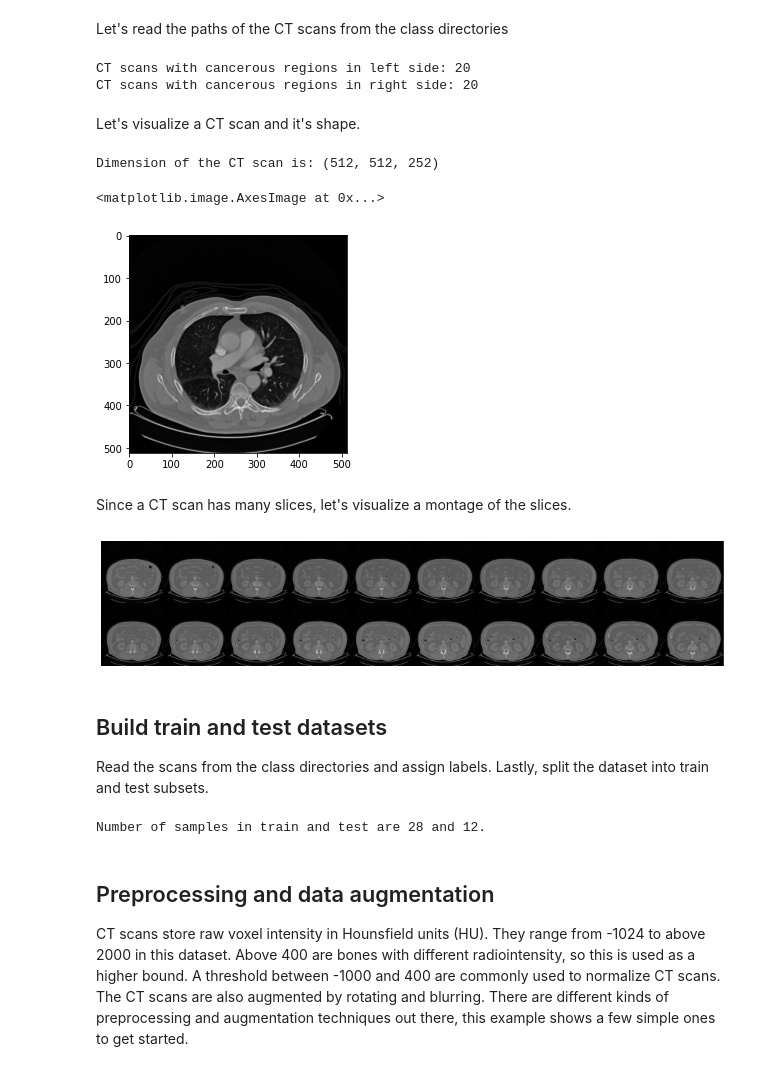
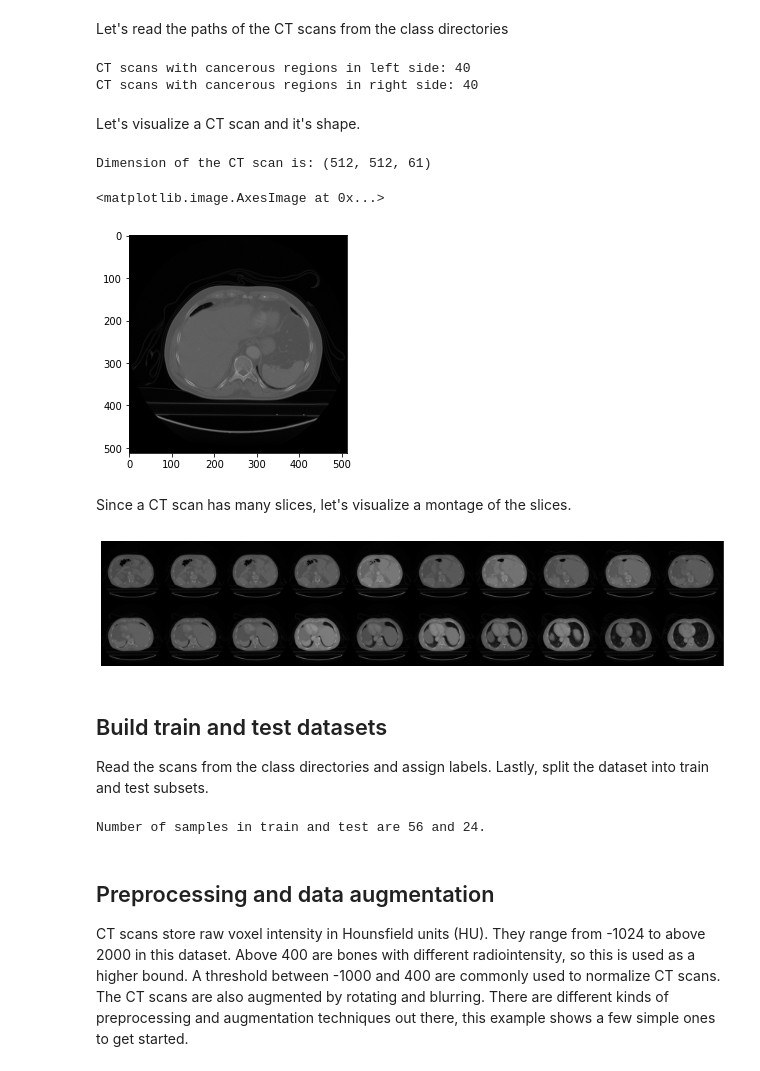
Before and after one commit to hasibzunair/3D-image-classification-tutorial, a Jupyter notebook: 3D_image_classification.ipynb, the cells around one changed output. Cells and saved outputs as stored; diff of their text form; code cells hidden in the pictures.

```diff
--- a/3D_image_classification.ipynb
+++ b/3D_image_classification.ipynb
@@ -118,35 +133,35 @@ def process_scan(path):
 # %% [markdown]
 Let's read the paths of the CT scans from the class directories
 # %%
-# folder "1" consist of right CT scans
+# folder "right_scans" consist of CT scans having cancerous regions on the right part
 right_scan_paths = [
-    os.path.join(os.getcwd(), "NSCLC-Radiomics-Genomics/1", x)
-    for x in os.listdir("NSCLC-Radiomics-Genomics/1")
+    os.path.join(os.getcwd(), "NSCLC-Radiomics-Genomics/right_scans", x)
+    for x in os.listdir("NSCLC-Radiomics-Genomics/right_scans")
 ]
-# folder "2" consist of left CT scans
+# folder "right_scans" consist of CT scans having cancerous regions on the left part
 left_scan_paths = [
-    os.path.join(os.getcwd(), "NSCLC-Radiomics-Genomics/2", x)
-    for x in os.listdir("NSCLC-Radiomics-Genomics/2")
+    os.path.join(os.getcwd(), "NSCLC-Radiomics-Genomics/left_scans", x)
+    for x in os.listdir("NSCLC-Radiomics-Genomics/left_scans")
 ]
 
 print("CT scans with cancerous regions in left side: " + str(len(left_scan_paths)))
 print("CT scans with cancerous regions in right side: " + str(len(right_scan_paths)))
 # %% [output]
-CT scans with cancerous regions in left side: 20
-CT scans with cancerous regions in right side: 20
+CT scans with cancerous regions in left side: 40
+CT scans with cancerous regions in right side: 40
 # %% [markdown]
 Let's visualize a CT scan and it's shape.
 # %%
 import matplotlib.pyplot as plt
 
 # read a scan
 img = read_nifti_file(right_scan_paths[15])
 print("Dimension of the CT scan is:", img.shape)
-plt.imshow(img[:, :, 150], cmap="gray")
+plt.imshow(img[:, :, 10], cmap="gray")
 # %% [output]
-Dimension of the CT scan is: (512, 512, 252)
+Dimension of the CT scan is: (512, 512, 61)
 <matplotlib.image.AxesImage at 0x...>
-[figure, old version]
+[figure, new version]
 # %% [markdown]
 Since a CT scan has many slices, let's visualize a montage of the slices.
 # %%
@@ -176,7 +191,7 @@ def plot_slices(num_rows, num_columns, width, height, data):
 # adapt it according to your need
 plot_slices(2, 10, 512, 512,img[:, :, :20])
 # %% [output]
-[figure, old version]
+[figure, new version]
 # %% [markdown]
 ## Build train and test datasets
 Read the scans from the class directories and assign labels.
@@ -193,14 +208,14 @@ right_labels = np.array([1 for _ in range(len(right_scans))])
 left_labels = np.array([0 for _ in range(len(left_scans))])
 
 # split data in the ratio 70-30 for training and testing
-x_train = np.concatenate((right_scans[:14], left_scans[:14]), axis=0)
-y_train = np.concatenate((right_labels[:14], left_labels[:14]), axis=0)
-x_test = np.concatenate((right_scans[14:], left_scans[14:]), axis=0)
-y_test = np.concatenate((right_labels[14:], left_labels[14:]), axis=0)
+x_train = np.concatenate((right_scans[:28], left_scans[:28]), axis=0)
+y_train = np.concatenate((right_labels[:28], left_labels[:28]), axis=0)
+x_test = np.concatenate((right_scans[28:], left_scans[28:]), axis=0)
+y_test = np.concatenate((right_labels[28:], left_labels[28:]), axis=0)
 print("Number of samples in train and test are %d and %d."
       %(x_train.shape[0], x_test.shape[0]))
 # %% [output]
-Number of samples in train and test are 28 and 12.
+Number of samples in train and test are 56 and 24.
 # %% [markdown]
 ## Preprocessing and data augmentation
 CT scans store raw voxel intensity in Hounsfield units (HU). They range from
```
Also changed, not shown: parts of 8 cells of this notebook.
